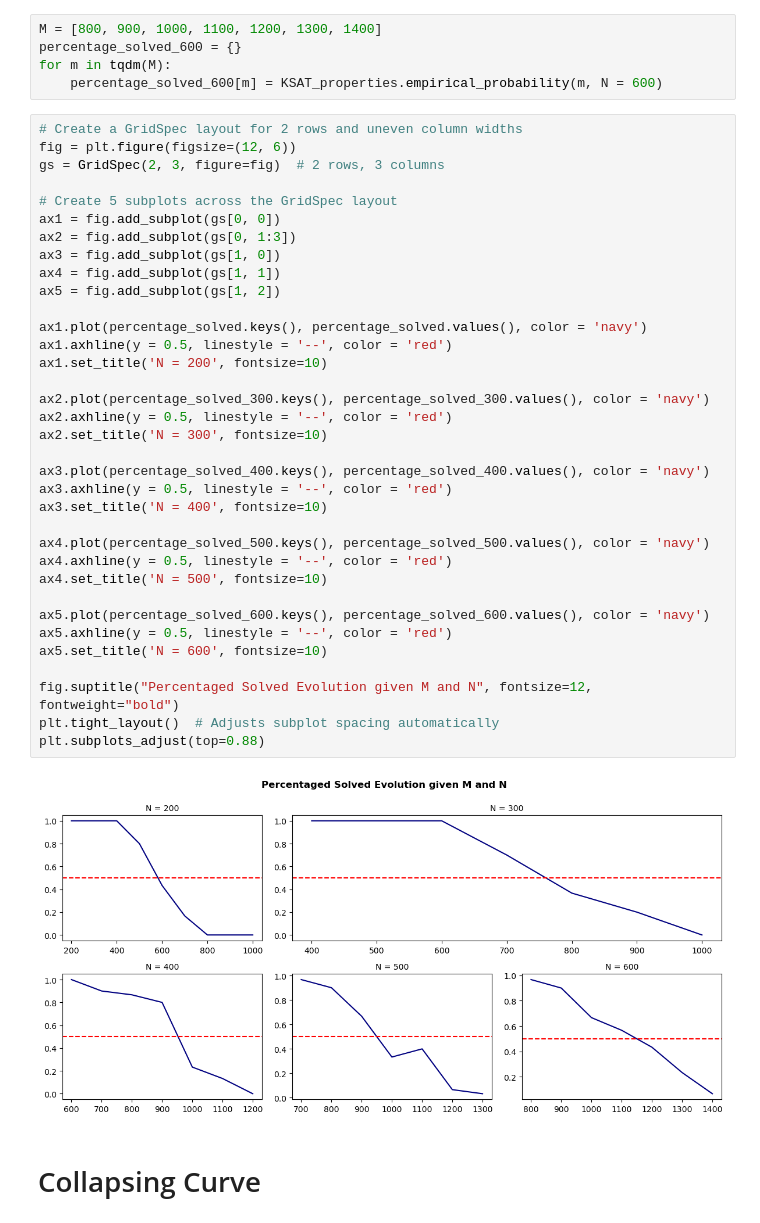
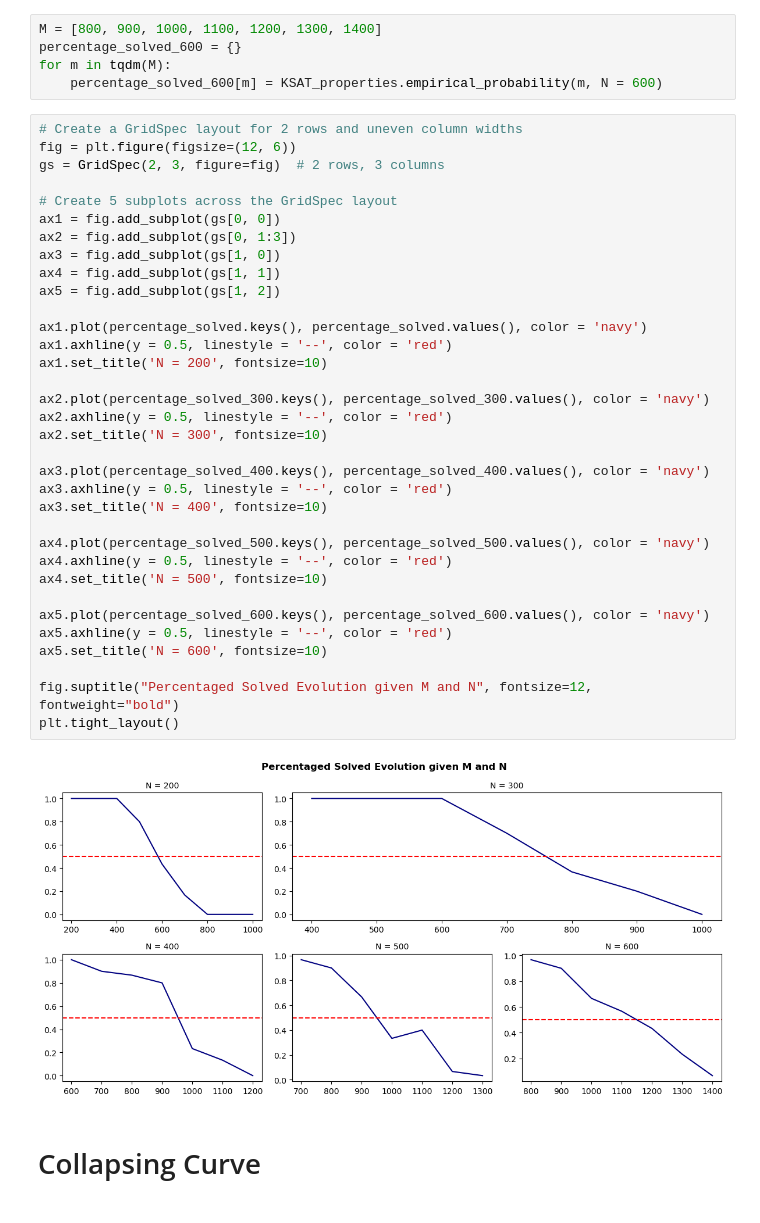
Before and after one commit to vittoriomanfriani/KSAT, a Jupyter notebook: Analysis.ipynb, the cells around one changed output. Saved outputs shown, nothing was run; the diff lists cells and outputs as text.

```diff
--- a/Analysis.ipynb
+++ b/Analysis.ipynb
@@ -140,36 +140,35 @@ gs = GridSpec(2, 3, figure=fig)  # 2 rows, 3 columns
 
 # Create 5 subplots across the GridSpec layout
 ax1 = fig.add_subplot(gs[0, 0])
 ax2 = fig.add_subplot(gs[0, 1:3])
 ax3 = fig.add_subplot(gs[1, 0])
 ax4 = fig.add_subplot(gs[1, 1])
 ax5 = fig.add_subplot(gs[1, 2])
 
 ax1.plot(percentage_solved.keys(), percentage_solved.values(), color = 'navy')
 ax1.axhline(y = 0.5, linestyle = '--', color = 'red')
 ax1.set_title('N = 200', fontsize=10)
 
 ax2.plot(percentage_solved_300.keys(), percentage_solved_300.values(), color = 'navy')
 ax2.axhline(y = 0.5, linestyle = '--', color = 'red')
 ax2.set_title('N = 300', fontsize=10)
 
 ax3.plot(percentage_solved_400.keys(), percentage_solved_400.values(), color = 'navy')
 ax3.axhline(y = 0.5, linestyle = '--', color = 'red')
 ax3.set_title('N = 400', fontsize=10)
 
 ax4.plot(percentage_solved_500.keys(), percentage_solved_500.values(), color = 'navy')
 ax4.axhline(y = 0.5, linestyle = '--', color = 'red')
 ax4.set_title('N = 500', fontsize=10)
 
 ax5.plot(percentage_solved_600.keys(), percentage_solved_600.values(), color = 'navy')
 ax5.axhline(y = 0.5, linestyle = '--', color = 'red')
 ax5.set_title('N = 600', fontsize=10)
 
 fig.suptitle("Percentaged Solved Evolution given M and N", fontsize=12, fontweight="bold")
-plt.tight_layout()  # Adjusts subplot spacing automatically
-plt.subplots_adjust(top=0.88)
+plt.tight_layout()
 # %% [output]
-[figure, old version]
+[figure, new version]
 # %% [markdown]
 # Collapsing Curve
 # %%
```
Also changed, not shown: 2 other files.
